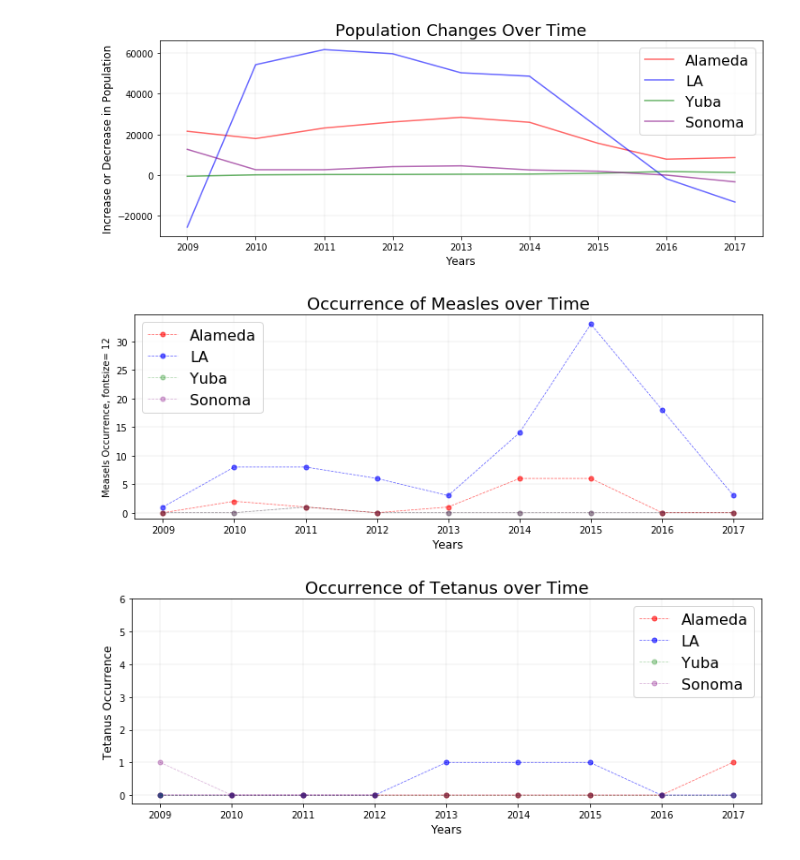
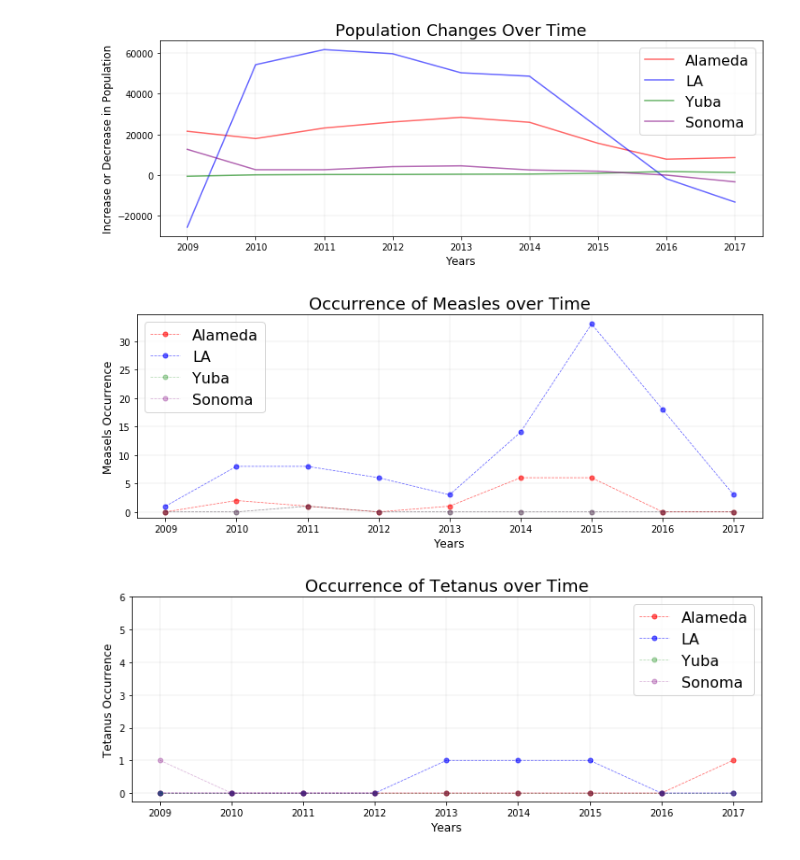
Before and after one commit to GCutaiar/group-project1, a Jupyter notebook: Resource/scatter_plots_clay.ipynb, the cells around one changed output. Drawn from its saved outputs; the diff is of its cells as text; code cells hidden in the pictures.

```diff
--- a/Resource/scatter_plots_clay.ipynb
+++ b/Resource/scatter_plots_clay.ipynb
@@ -256,30 +256,30 @@ plt.show()
 # %%
 
 #setting up Measels plot lables, titles, etc.
 plt.figure(figsize=(12,4))
 plt.title('Occurrence of Measles over Time', fontsize = 18)
 plt.xlabel('Years', fontsize=12)
-plt.ylabel('Measels Occurrence, fontsize= 12')
+plt.ylabel('Measels Occurrence', fontsize= 12)
 plt.grid(color='grey', linestyle='-', linewidth=0.25, alpha=0.5)
 
 #measles by 4 counties and years
 plt.plot(x_axis, ddyr_alameda_meas.iloc[:,2], marker = 'o', markersize=5,
          linestyle="--", linewidth=0.75, color = 'r', alpha = 0.6, label = "Alameda",)
 plt.plot(x_axis, ddyr_la_meas.iloc[:,2], marker = 'o', markersize=5,
          linestyle="--", linewidth=0.75, color = 'b', alpha = 0.6, label = "LA",)
 plt.plot(x_axis, ddyr_yuba_meas.iloc[:,2], marker = 'o', markersize=5,
          linestyle="--", linewidth=0.75, color = 'g', alpha = 0.3, label = "Yuba",)
 plt.plot(x_axis, ddyr_sonoma_meas.iloc[:,2], marker = 'o', markersize=5,
          linestyle="--", linewidth=0.75, color = 'purple', alpha = 0.3, label = "Sonoma",)
 plt.ylim(-1)
 plt.legend(fontsize = 16)
 
 plt.savefig("Plot_images/Measles_over_time.png")
 plt.show()
 
 #quick analysis = amounts of disease followed a trend easily seen in bigger populations, also seen in small
 # %% [output]
-[figure, old version]
+[figure, new version]
 # %%
 #now Tetanus
 plt.figure(figsize=(12,4))
```
Also changed, not shown: 1 other file.
